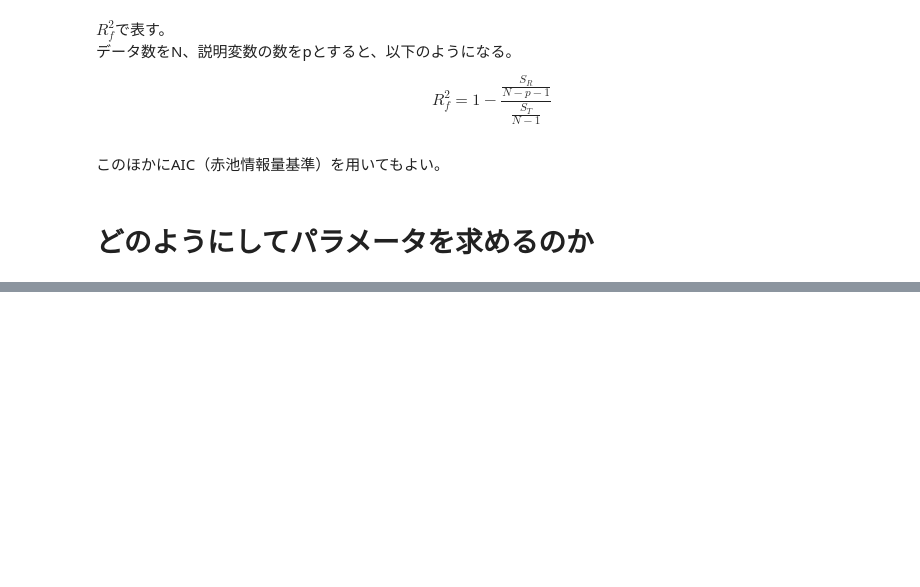
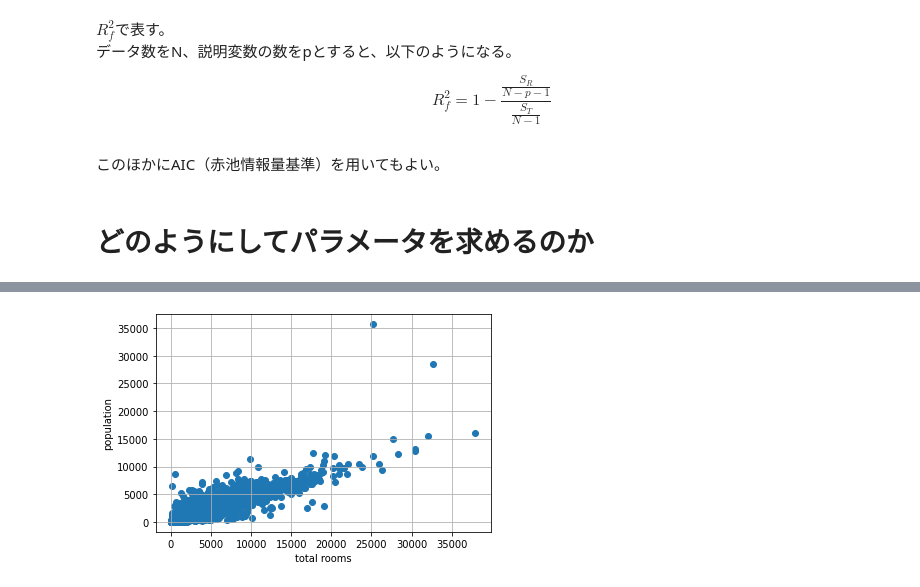
Before and after one commit to gitboku/statistics-practice, a Jupyter notebook: 重回帰分析.ipynb, the cells around one changed output, grey strips where cells are left out. Drawn from its saved outputs; the diff is of its cells as text; code cells hidden in the pictures; blank space fills up the shorter version.

```diff
--- a/重回帰分析.ipynb
+++ b/重回帰分析.ipynb
@@ -74,0 +116,8 @@ $$
+# %%
+pyplot.scatter(total_rooms, population)
+pyplot.xlabel('total rooms')
+pyplot.ylabel('population')
+pyplot.grid()
+pyplot.show()
+# %% [output]
+[figure, added]
```
Also changed, not shown: parts of 10 cells of this notebook.
